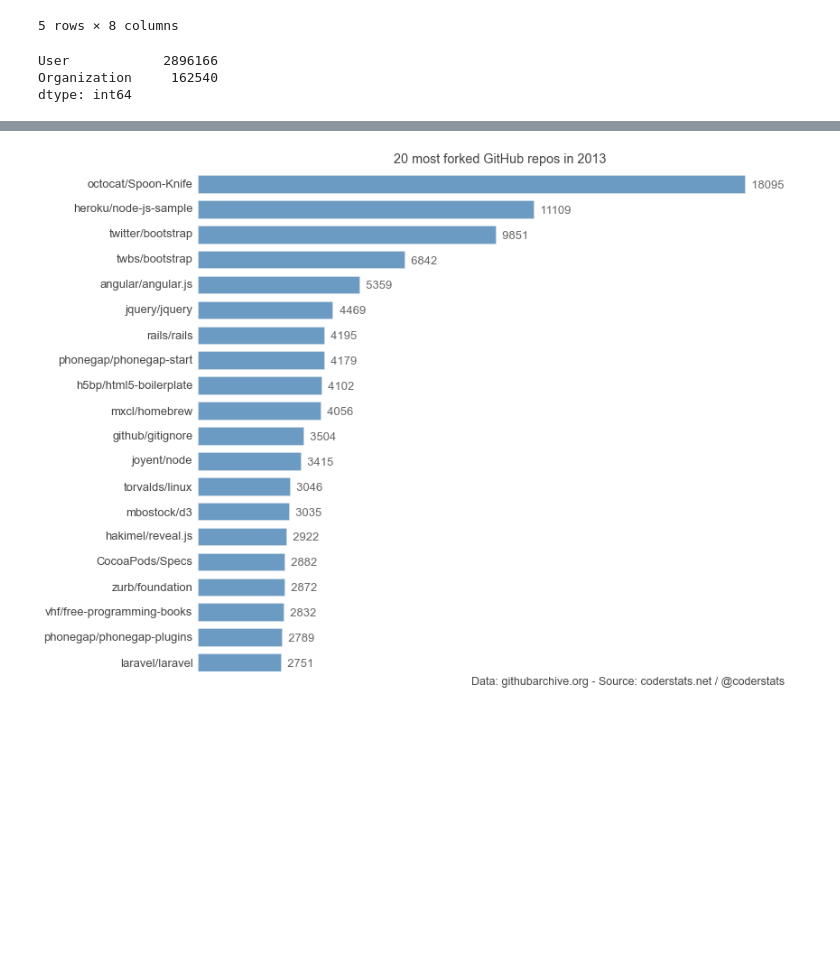
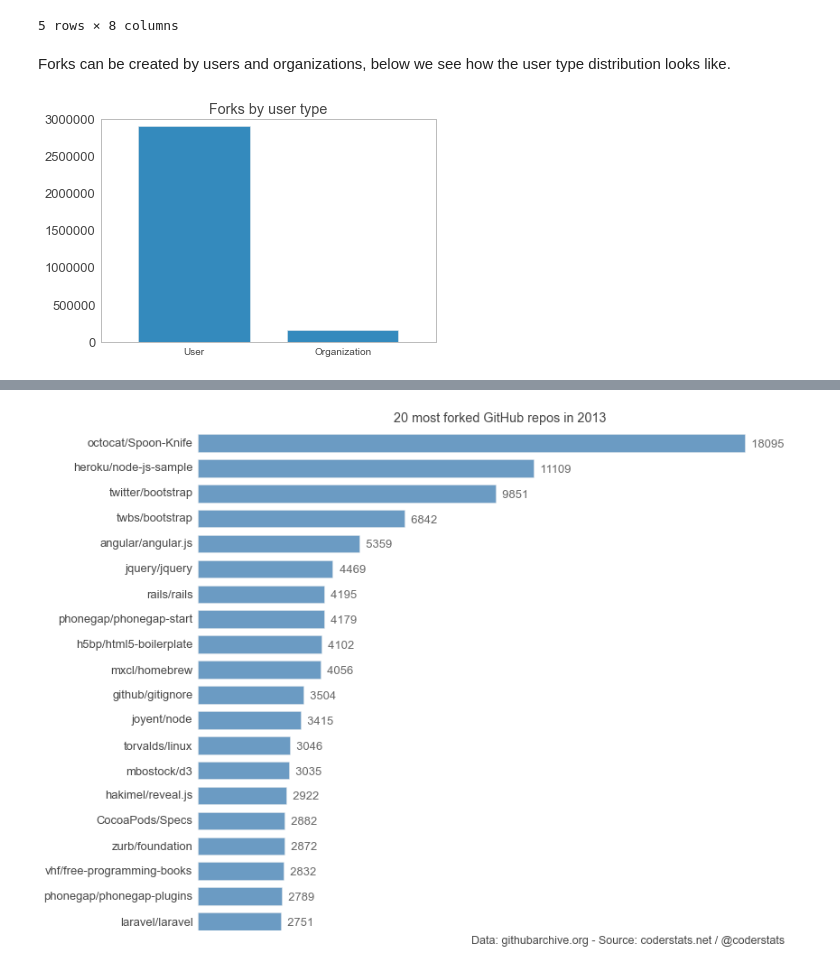
Before and after one commit to yaph/ipython-notebooks, a Jupyter notebook: GitHub Archive 2013 Fork Events.ipynb, the cells around one changed output, grey strips where cells are left out. Saved outputs shown, nothing was run; the diff lists cells and outputs as text; code cells hidden in the pictures; blank space fills up the shorter version.

Commit message:
fork events nb

```diff
--- a/GitHub Archive 2013 Fork Events.ipynb
+++ b/GitHub Archive 2013 Fork Events.ipynb
@@ -22,9 +30,10 @@ df_forks.head()
 | 2013-01-01 08:02:25 | songlipeng2003 | User | 100 | JavaScript | nanoScrollerJS | jamesflorentino | False | 1 |
 | 2013-01-01 08:02:32 | trongtran | User | 35 | Python | sublime-jsdocs | spadgos | False | 1 |
 5 rows × 8 columns
-# %%
-df_forks['Actor Type'].value_counts()
-# %% [output]
-User            2896166
-Organization     162540
-dtype: int64
+# %% [markdown]
+Forks can be created by users and organizations, below we see how the user type distribution looks like.
+# %%
+df_forks['Actor Type'].value_counts().plot(kind='bar', rot=0, title='Forks by user type')
+plt.show()
+# %% [output]
+[figure, added]
```
Also changed, not shown: parts of 13 cells of this notebook, 1 other file.
